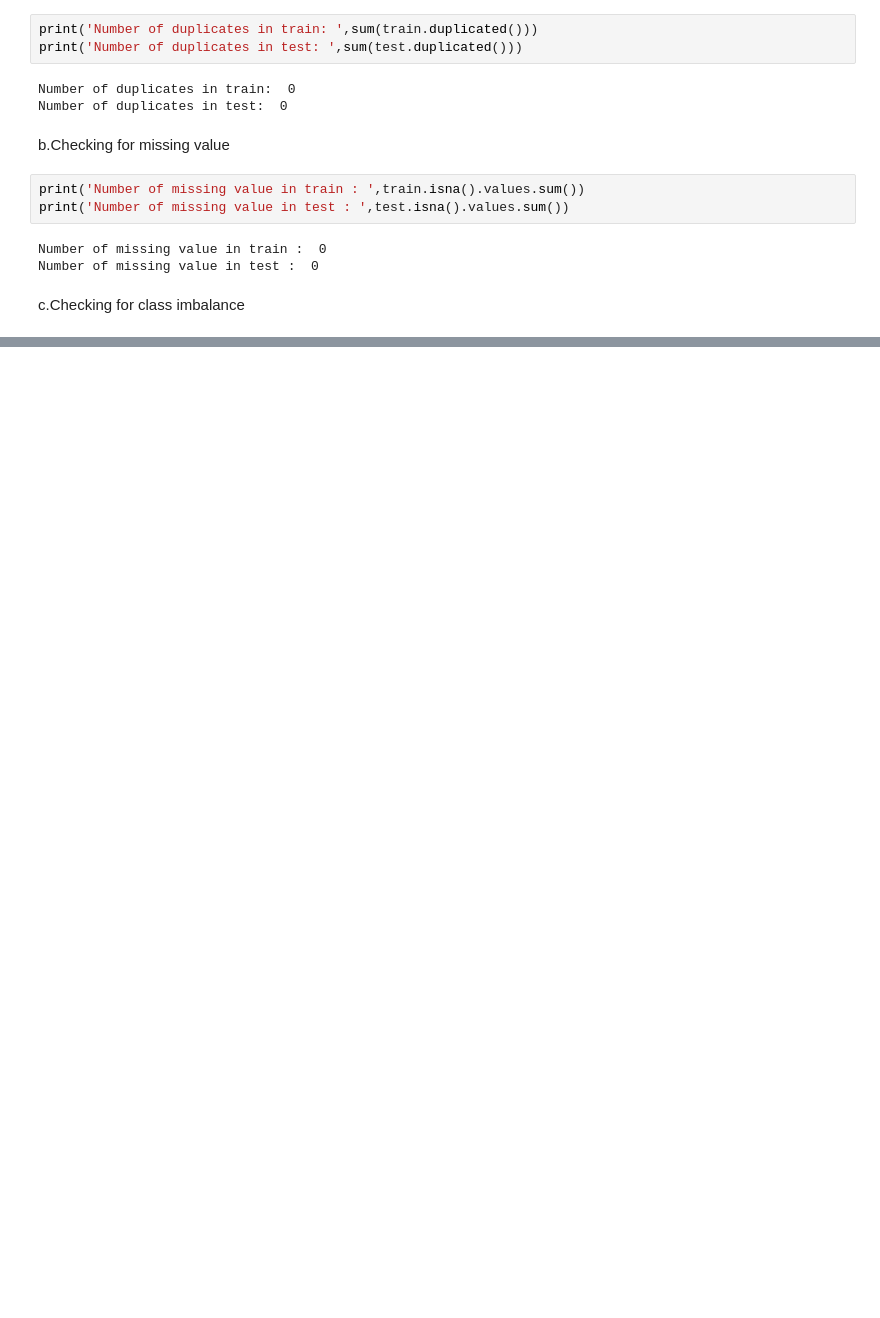
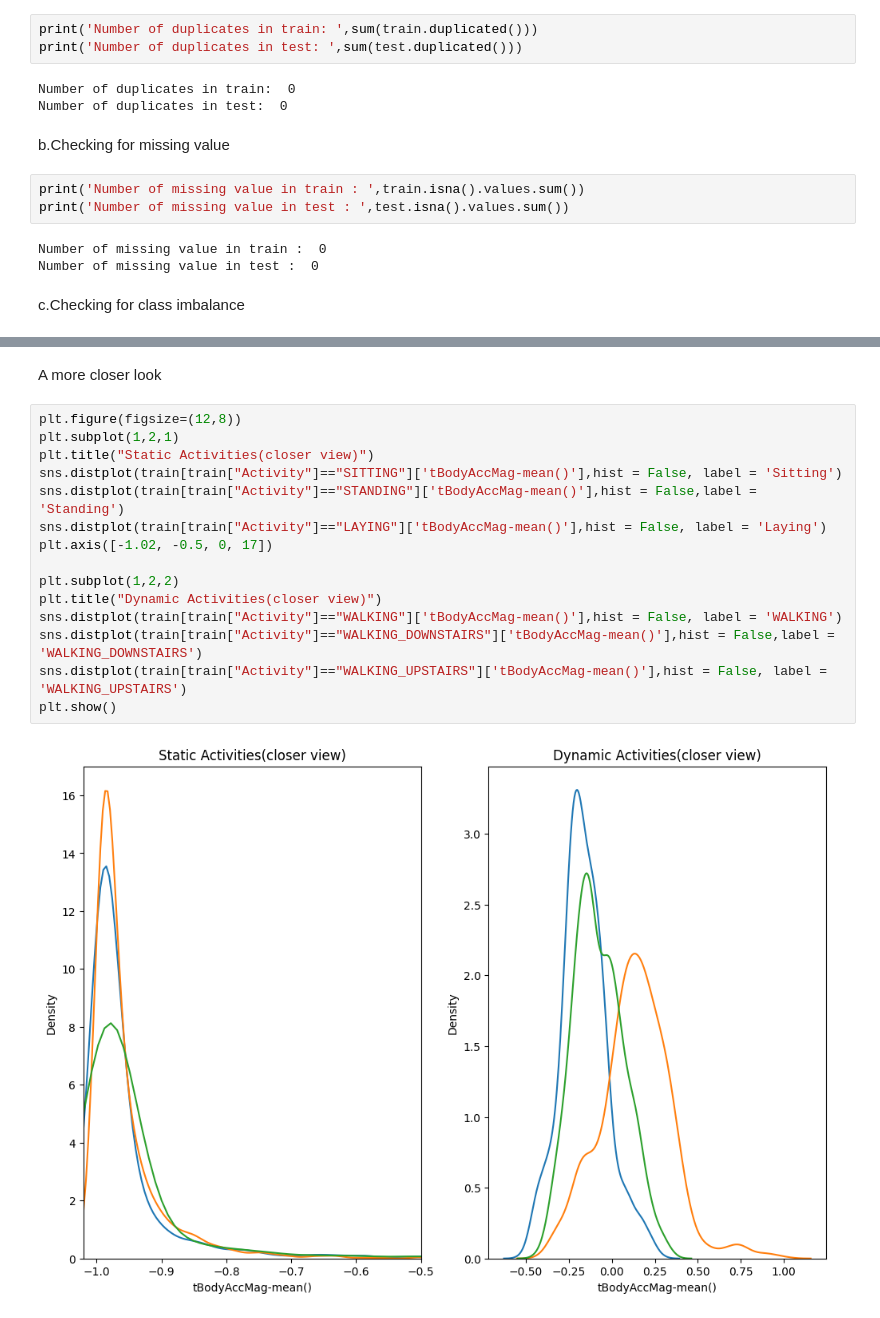
Before and after one commit to 0mcodes/AIML_PROJECTS, a Jupyter notebook: Human Activity Recognition using Smartphone Data/activity.ipynb, the cells around one changed output, grey strips where cells are left out. Cells and saved outputs as stored; diff of their text form; blank space fills up the shorter version.

```diff
--- a/Human Activity Recognition using Smartphone Data/activity.ipynb
+++ b/Human Activity Recognition using Smartphone Data/activity.ipynb
@@ -74,0 +131,19 @@ sns.countplot(train.Activity,order=train.Activity.value_counts().index)
+# %% [markdown]
+A more closer look
+# %%
+plt.figure(figsize=(12,8))
+plt.subplot(1,2,1)
+plt.title("Static Activities(closer view)")
+sns.distplot(train[train["Activity"]=="SITTING"]['tBodyAccMag-mean()'],hist = False, label = 'Sitting')
+sns.distplot(train[train["Activity"]=="STANDING"]['tBodyAccMag-mean()'],hist = False,label = 'Standing')
+sns.distplot(train[train["Activity"]=="LAYING"]['tBodyAccMag-mean()'],hist = False, label = 'Laying')
+plt.axis([-1.02, -0.5, 0, 17])
+
+plt.subplot(1,2,2)
+plt.title("Dynamic Activities(closer view)")
+sns.distplot(train[train["Activity"]=="WALKING"]['tBodyAccMag-mean()'],hist = False, label = 'WALKING')
+sns.distplot(train[train["Activity"]=="WALKING_DOWNSTAIRS"]['tBodyAccMag-mean()'],hist = False,label = 'WALKING_DOWNSTAIRS')
+sns.distplot(train[train["Activity"]=="WALKING_UPSTAIRS"]['tBodyAccMag-mean()'],hist = False, label = 'WALKING_UPSTAIRS')
+plt.show()
+# %% [output]
+[figure, added]
```
Also changed, not shown: parts of 10 cells of this notebook.
